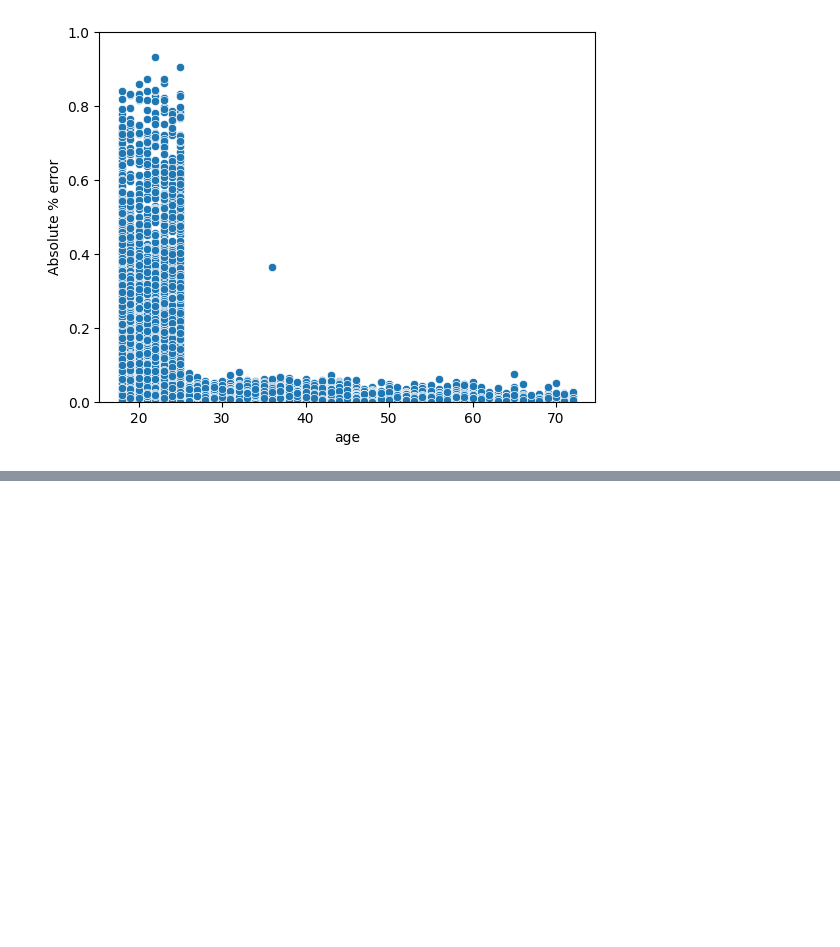
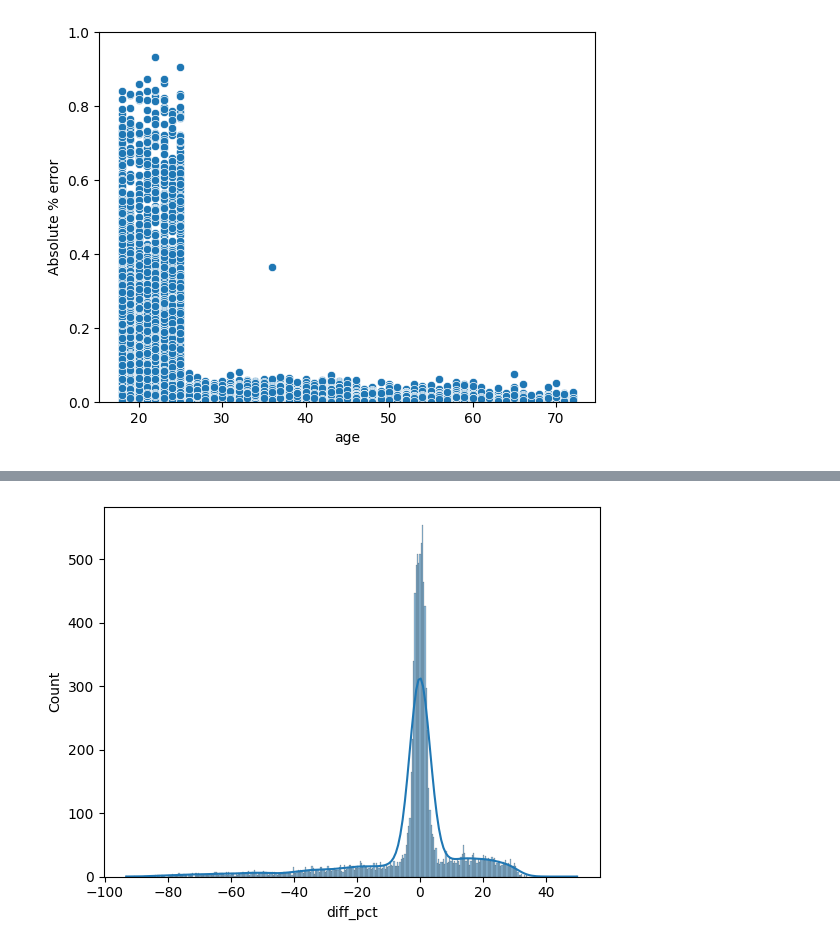
Before and after one commit to HMurawski/Health-Insurance-Model, a Jupyter notebook: notebooks/04_error_analysis_and_segmentation.ipynb, the cells around one changed output, grey strips where cells are left out. Drawn from its saved outputs; the diff is of its cells as text; code cells hidden in the pictures; blank space fills up the shorter version.

```diff
--- a/notebooks/04_error_analysis_and_segmentation.ipynb
+++ b/notebooks/04_error_analysis_and_segmentation.ipynb
@@ -108,0 +111,12 @@ shap.plots.beeswarm(sh_values, max_display=15)
+# %%
+resid = y_test - y_pred_test
+resid_pct = resid * 100 / y_test
+
+results_df = pd.DataFrame({
+    "acutals" : y_test,
+    "predicted" : y_pred_test,
+    'diff' : resid,
+    "diff_pct" : resid_pct
+})
+results_df = results_df.round(2)
+results_df.head()
@@ -108,0 +130,5 @@ shap.plots.beeswarm(sh_values, max_display=15)
+# %%
+sns.histplot(results_df["diff_pct"], kde=True)
+plt.show()
+# %% [output]
+[figure, added]
```
Also changed, not shown: parts of 10 cells of this notebook.
